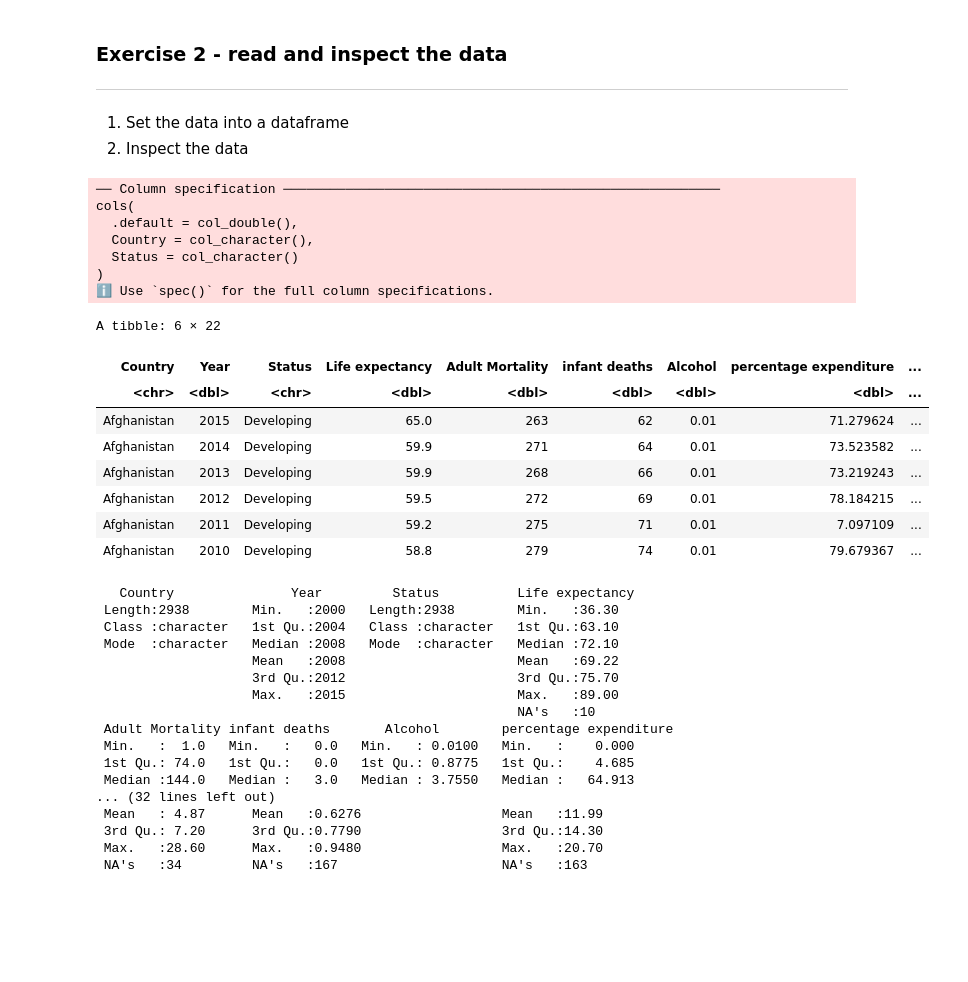
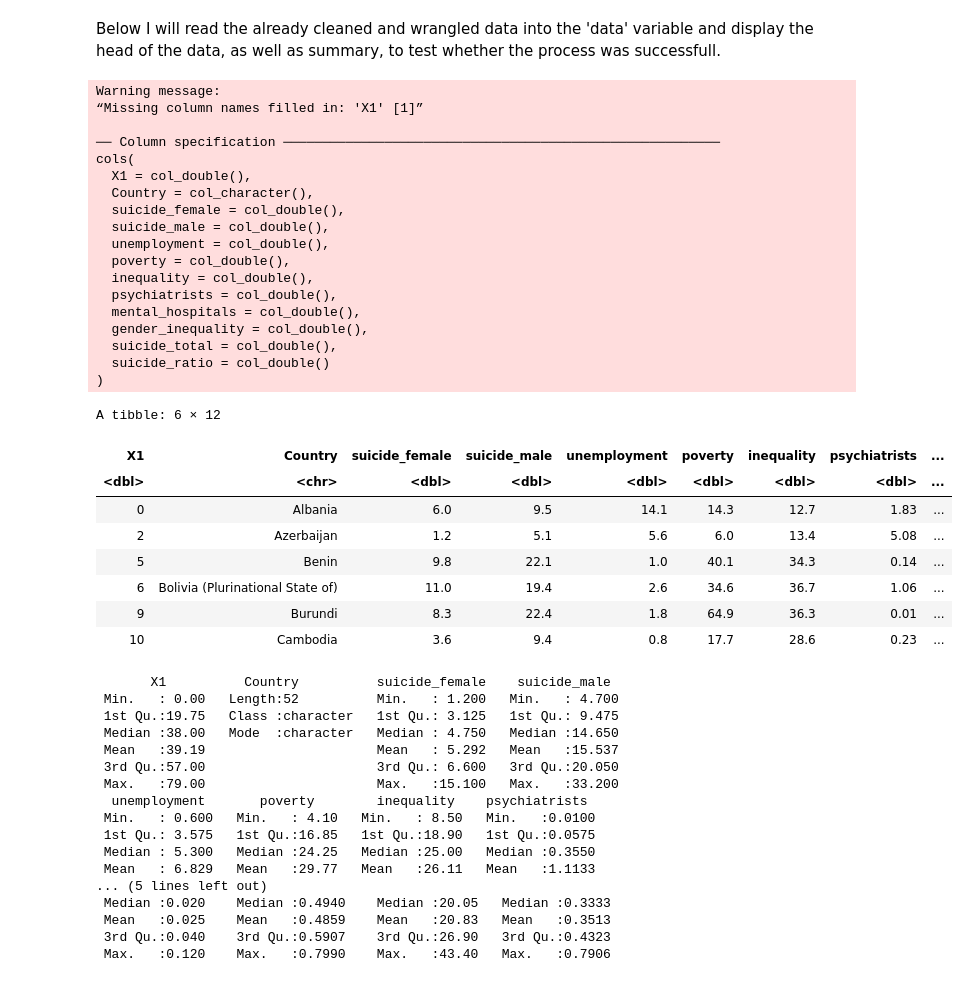
Before and after one commit to magdagucman/programming-for-data, a Jupyter notebook: worksheets/Project_mregression.ipynb, the cells around one changed output. Drawn from its saved outputs; the diff is of its cells as text; code cells hidden in the pictures; blank space fills up the shorter version.

```diff
--- a/worksheets/Project_mregression.ipynb
+++ b/worksheets/Project_mregression.ipynb
@@ -86,44 +35,52 @@ IV - all the other variables except for country, year, GDP (it seems redundant w
-# %% [markdown]
-### Exercise 2 - read and inspect the data
----
-1. Set the data into a dataframe
-2. Inspect the data
+# %% [markdown]
+Below I will read the already cleaned and wrangled data into the 'data' variable and display the head of the data, as well as summary, to test whether the process was successfull.
 # %%
-data <- read_csv("https://raw.githubusercontent.com/lilaceri/Working-with-data-/main/Data%20Sets%20for%20code%20divisio/Life%20Expectancy%20Data.csv")
+data <- read_csv("https://raw.githubusercontent.com/magdagucman/programming-for-data/main/Data%20Sets/output.csv")
 
 head(data)
 summary(data)
 # %% [output]
+Warning message:
+“Missing column names filled in: 'X1' [1]”
+
 ── Column specification ────────────────────────────────────────────────────────
 cols(
-  .default = col_double(),
+  X1 = col_double(),
   Country = col_character(),
-  Status = col_character()
+  suicide_female = col_double(),
+  suicide_male = col_double(),
+  unemployment = col_double(),
+  poverty = col_double(),
+  inequality = col_double(),
+  psychiatrists = col_double(),
+  mental_hospitals = col_double(),
+  gender_inequality = col_double(),
+  suicide_total = col_double(),
+  suicide_ratio = col_double()
 )
-ℹ Use `spec()` for the full column specifications.
-A tibble: 6 × 22
+A tibble: 6 × 12
-| Country | Year | Status | Life expectancy | Adult Mortality | infant deaths | Alcohol | percentage expenditure | ... |
-| <chr> | <dbl> | <chr> | <dbl> | <dbl> | <dbl> | <dbl> | <dbl> | ... |
-| Afghanistan | 2015 | Developing | 65.0 | 263 | 62 | 0.01 | 71.279624 | ... |
-| Afghanistan | 2014 | Developing | 59.9 | 271 | 64 | 0.01 | 73.523582 | ... |
-| Afghanistan | 2013 | Developing | 59.9 | 268 | 66 | 0.01 | 73.219243 | ... |
-| Afghanistan | 2012 | Developing | 59.5 | 272 | 69 | 0.01 | 78.184215 | ... |
-| Afghanistan | 2011 | Developing | 59.2 | 275 | 71 | 0.01 | 7.097109 | ... |
-| Afghanistan | 2010 | Developing | 58.8 | 279 | 74 | 0.01 | 79.679367 | ... |
+| X1 | Country | suicide_female | suicide_male | unemployment | poverty | inequality | psychiatrists | ... |
+| <dbl> | <chr> | <dbl> | <dbl> | <dbl> | <dbl> | <dbl> | <dbl> | ... |
+| 0 | Albania | 6.0 | 9.5 | 14.1 | 14.3 | 12.7 | 1.83 | ... |
+| 2 | Azerbaijan | 1.2 | 5.1 | 5.6 | 6.0 | 13.4 | 5.08 | ... |
+| 5 | Benin | 9.8 | 22.1 | 1.0 | 40.1 | 34.3 | 0.14 | ... |
+| 6 | Bolivia (Plurinational State of) | 11.0 | 19.4 | 2.6 | 34.6 | 36.7 | 1.06 | ... |
+| 9 | Burundi | 8.3 | 22.4 | 1.8 | 64.9 | 36.3 | 0.01 | ... |
+| 10 | Cambodia | 3.6 | 9.4 | 0.8 | 17.7 | 28.6 | 0.23 | ... |
-   Country               Year         Status          Life expectancy
- Length:2938        Min.   :2000   Length:2938        Min.   :36.30
- Class :character   1st Qu.:2004   Class :character   1st Qu.:63.10
- Mode  :character   Median :2008   Mode  :character   Median :72.10
-                    Mean   :2008                      Mean   :69.22
-                    3rd Qu.:2012                      3rd Qu.:75.70
-                    Max.   :2015                      Max.   :89.00
-                                                      NA's   :10
- Adult Mortality infant deaths       Alcohol        percentage expenditure
- Min.   :  1.0   Min.   :   0.0   Min.   : 0.0100   Min.   :    0.000
- 1st Qu.: 74.0   1st Qu.:   0.0   1st Qu.: 0.8775   1st Qu.:    4.685
- Median :144.0   Median :   3.0   Median : 3.7550   Median :   64.913
-... (32 lines left out)
- Mean   : 4.87      Mean   :0.6276                  Mean   :11.99
- 3rd Qu.: 7.20      3rd Qu.:0.7790                  3rd Qu.:14.30
- Max.   :28.60      Max.   :0.9480                  Max.   :20.70
- NA's   :34         NA's   :167                     NA's   :163
+       X1          Country          suicide_female    suicide_male
+ Min.   : 0.00   Length:52          Min.   : 1.200   Min.   : 4.700
+ 1st Qu.:19.75   Class :character   1st Qu.: 3.125   1st Qu.: 9.475
+ Median :38.00   Mode  :character   Median : 4.750   Median :14.650
+ Mean   :39.19                      Mean   : 5.292   Mean   :15.537
+ 3rd Qu.:57.00                      3rd Qu.: 6.600   3rd Qu.:20.050
+ Max.   :79.00                      Max.   :15.100   Max.   :33.200
+  unemployment       poverty        inequality    psychiatrists
+ Min.   : 0.600   Min.   : 4.10   Min.   : 8.50   Min.   :0.0100
+ 1st Qu.: 3.575   1st Qu.:16.85   1st Qu.:18.90   1st Qu.:0.0575
+ Median : 5.300   Median :24.25   Median :25.00   Median :0.3550
+ Mean   : 6.829   Mean   :29.77   Mean   :26.11   Mean   :1.1133
+... (5 lines left out)
+ Median :0.020    Median :0.4940    Median :20.05   Median :0.3333
+ Mean   :0.025    Mean   :0.4859    Mean   :20.83   Mean   :0.3513
+ 3rd Qu.:0.040    3rd Qu.:0.5907    3rd Qu.:26.90   3rd Qu.:0.4323
+ Max.   :0.120    Max.   :0.7990    Max.   :43.40   Max.   :0.7906
```
Also changed, not shown: parts of 35 cells of this notebook.
